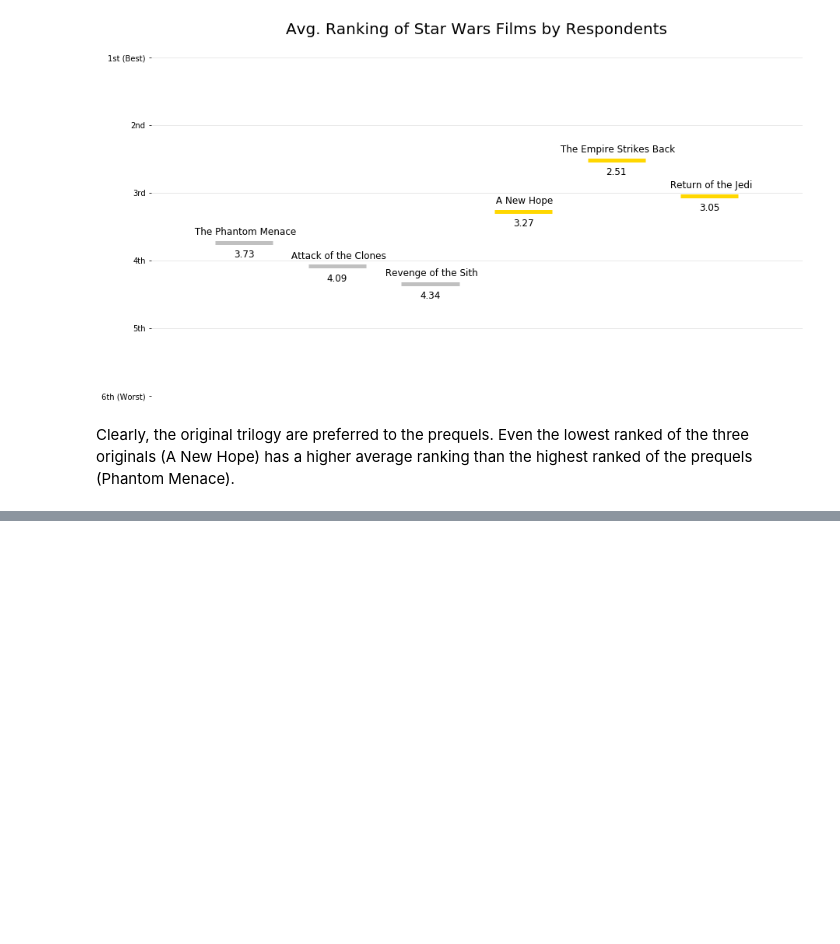
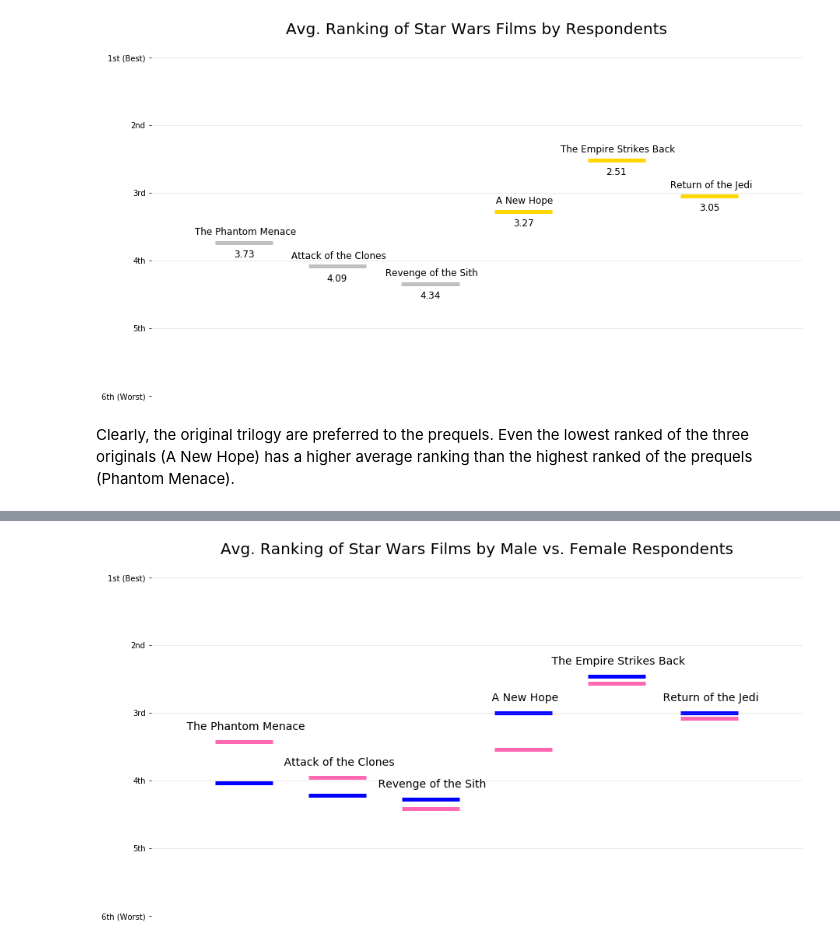
Before and after one commit to annahcasey/dataquest, a Jupyter notebook: data_cleaning_advanced/Star_Wars_Survey.ipynb, the cells around one changed output, grey strips where cells are left out. Drawn from its saved outputs; the diff is of its cells as text; code cells hidden in the pictures; blank space fills up the shorter version.

```diff
--- a/data_cleaning_advanced/Star_Wars_Survey.ipynb
+++ b/data_cleaning_advanced/Star_Wars_Survey.ipynb
@@ -140,0 +143,30 @@ ax.set_ylim((0,800))
+# %%
+males = star_wars[star_wars["Gender"] == "Male"]
+females = star_wars[star_wars["Gender"] == "Female"]
+m_ranking_means = males[males.columns[9:15]].mean()
+f_ranking_means = females[females.columns[9:15]].mean()
+# %%
+plt.figure(figsize=(15,8))
+ax = plt.gca()
+plt.scatter(x=film_names, y=m_ranking_means, marker='_', s=5500, linewidth=5, color='blue')
+plt.scatter(x=film_names, y=f_ranking_means, marker='_', s=5500, linewidth=5, color='hotpink')
+ax.set_ylim((6,1))
+ax.set_xlim((-1,6))
+ax.spines['top'].set_visible(False)
+ax.spines['right'].set_visible(False)
+ax.spines['bottom'].set_visible(False)
+ax.spines['left'].set_visible(False)
+plt.tick_params(
+    axis='x',
+    which='both',
+    bottom=False,
+    top=False,
+    labelbottom=False)
+plt.grid(axis='y',alpha=.35)
+plt.yticks(ticks=[1,2,3,4,5,6], labels=['1st (Best)','2nd','3rd','4th','5th','6th (Worst)'])
+plt.title('Avg. Ranking of Star Wars Films by Male vs. Female Respondents', pad=30, size=20)
+for x,my,fy in zip(film_names, m_ranking_means, f_ranking_means):
+    label = re.split(r': Episode [IV]+', x)[1]
+    plt.annotate(label, (x, min(fy,my)),textcoords="offset points", xytext=(0,15), ha='center', size=14)
+# %% [output]
+[figure, added]
```
Also changed, not shown: parts of 4 cells of this notebook.
